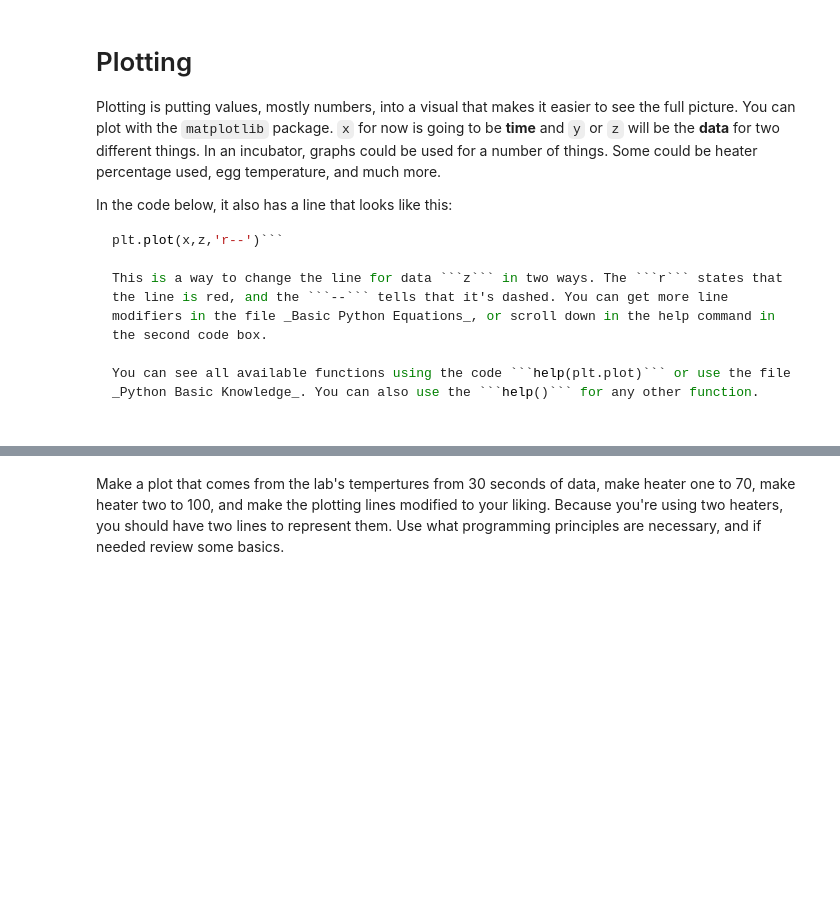
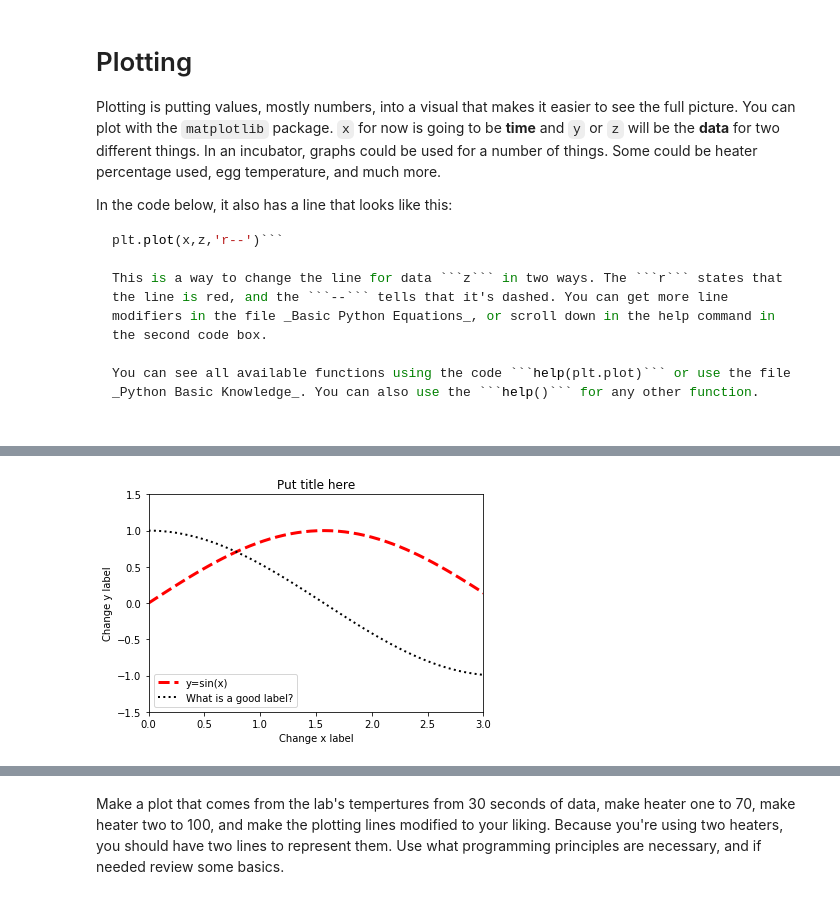
Before and after one commit to eric-hedengren/learn-python-tclab, a Jupyter notebook: 11. Plotting.ipynb, the cells around one changed output, grey strips where cells are left out. Drawn from its saved outputs; the diff is of its cells as text; code cells hidden in the pictures; blank space fills up the shorter version.

```diff
--- a/11. Plotting.ipynb
+++ b/11. Plotting.ipynb
@@ -47,0 +56,18 @@ Added information will be added soon.
+# %%
+import numpy as np
+x = np.linspace(0,6,100)
+y = np.sin(x)
+z = np.cos(x)
+
+plt.title('Put title here')
+plt.plot(x,y,'r--',linewidth=3,label='y=sin(x)')
+plt.plot(x,z,'k:',linewidth=2,label='What is a good label?')
+plt.xlim([0, 3])
+plt.ylim([-1.5, 1.5])
+plt.legend()
+plt.ylabel('Change y label')
+plt.xlabel('Change x label')
+
+plt.show()
+# %% [output]
+[figure, added]
```
Also changed, not shown: parts of 9 cells of this notebook.
